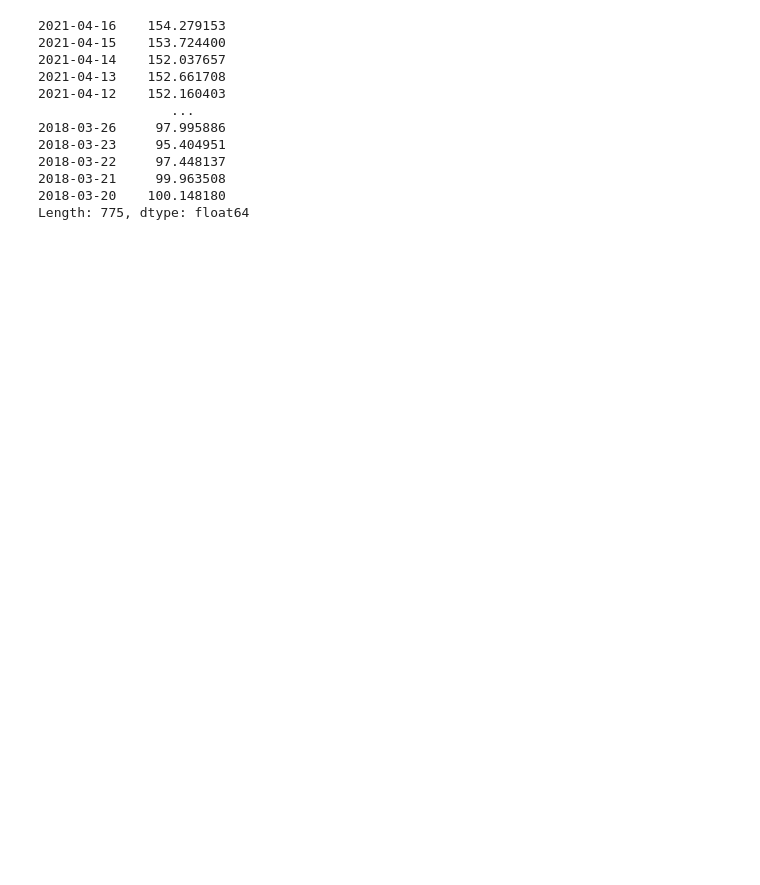
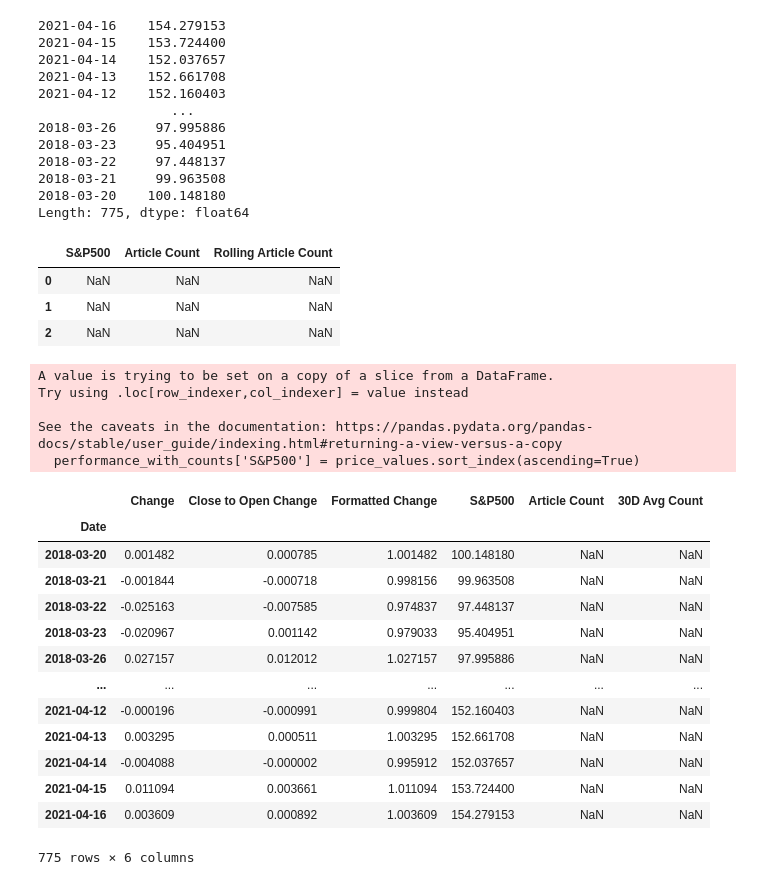
Before and after one commit to hoestlund/thesis, a Jupyter notebook: data_visualisation/reuters_analysis.ipynb, the cells around one changed output. Cells and saved outputs as stored; diff of their text form; code cells hidden in the pictures; blank space fills up the shorter version.

```diff
--- a/data_visualisation/reuters_analysis.ipynb
+++ b/data_visualisation/reuters_analysis.ipynb
@@ -327,3 +311,36 @@ price_values
 2018-03-21     99.963508
 2018-03-20    100.148180
 Length: 775, dtype: float64
+# %%
+articles_and_performance = pd.DataFrame(data = [price_values, time_series, rolling_time_series], columns=['S&P500', 'Article Count', 'Rolling Article Count'])
+articles_and_performance
+# %% [output]
+|  | S&P500 | Article Count | Rolling Article Count |
+| 0 | NaN | NaN | NaN |
+| 1 | NaN | NaN | NaN |
+| 2 | NaN | NaN | NaN |
+# %%
+performance_with_counts['S&P500'] = price_values.sort_index(ascending=True)
+performance_with_counts['Article Count'] = time_series.sort_index(ascending=True)
+performance_with_counts['30D Avg Count'] = rolling_time_series.sort_index(ascending=True)
+performance_with_counts
+# %% [output]
+A value is trying to be set on a copy of a slice from a DataFrame.
+Try using .loc[row_indexer,col_indexer] = value instead
+
+See the caveats in the documentation: https://pandas.pydata.org/pandas-docs/stable/user_guide/indexing.html#returning-a-view-versus-a-copy
+  performance_with_counts['S&P500'] = price_values.sort_index(ascending=True)
+|  | Change | Close to Open Change | Formatted Change | S&P500 | Article Count | 30D Avg Count |
+| Date |  |  |  |  |  |  |
+| 2018-03-20 | 0.001482 | 0.000785 | 1.001482 | 100.148180 | NaN | NaN |
+| 2018-03-21 | -0.001844 | -0.000718 | 0.998156 | 99.963508 | NaN | NaN |
+| 2018-03-22 | -0.025163 | -0.007585 | 0.974837 | 97.448137 | NaN | NaN |
+| 2018-03-23 | -0.020967 | 0.001142 | 0.979033 | 95.404951 | NaN | NaN |
+| 2018-03-26 | 0.027157 | 0.012012 | 1.027157 | 97.995886 | NaN | NaN |
+| ... | ... | ... | ... | ... | ... | ... |
+| 2021-04-12 | -0.000196 | -0.000991 | 0.999804 | 152.160403 | NaN | NaN |
+| 2021-04-13 | 0.003295 | 0.000511 | 1.003295 | 152.661708 | NaN | NaN |
+| 2021-04-14 | -0.004088 | -0.000002 | 0.995912 | 152.037657 | NaN | NaN |
+| 2021-04-15 | 0.011094 | 0.003661 | 1.011094 | 153.724400 | NaN | NaN |
+| 2021-04-16 | 0.003609 | 0.000892 | 1.003609 | 154.279153 | NaN | NaN |
+775 rows × 6 columns
```
Also changed, not shown: parts of 9 cells of this notebook.
